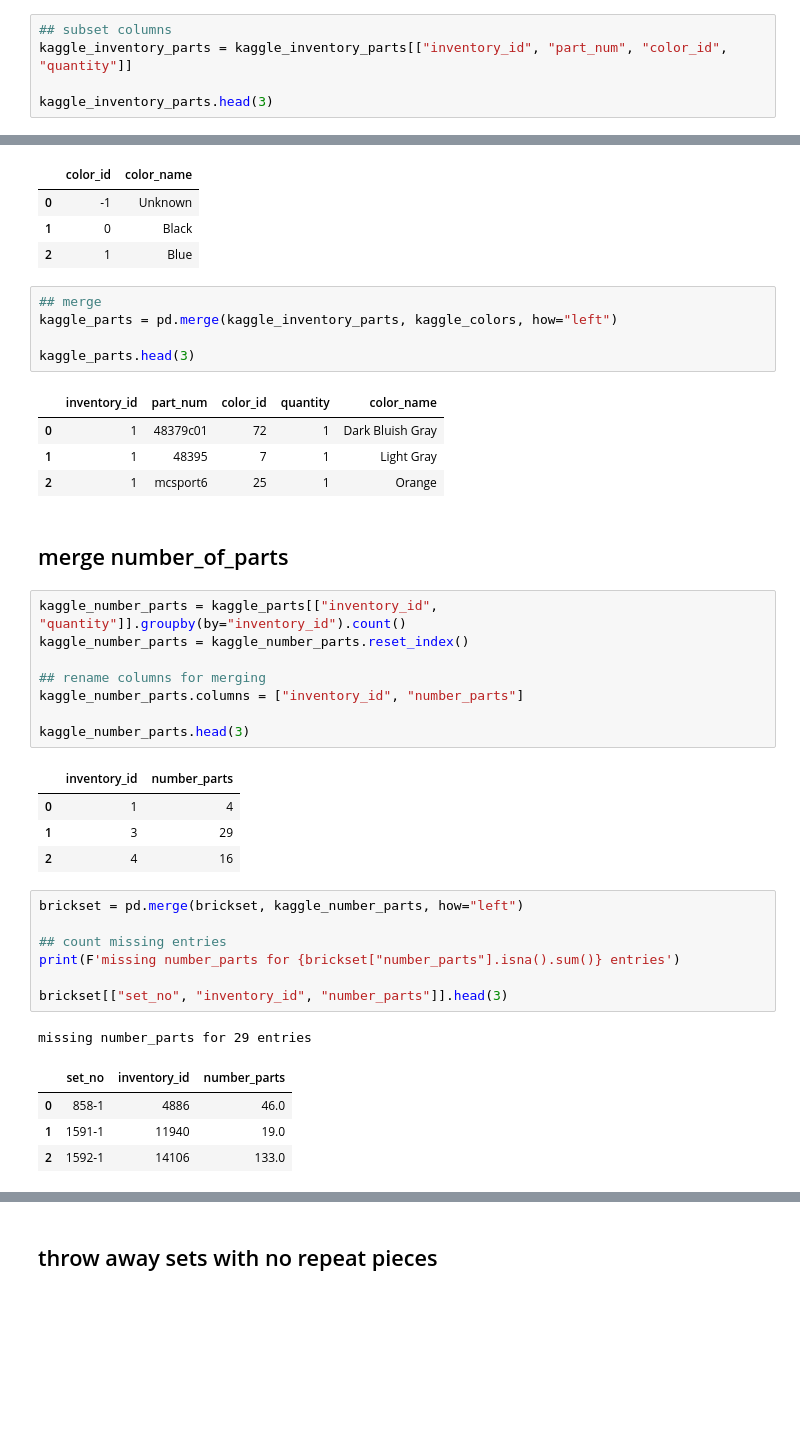
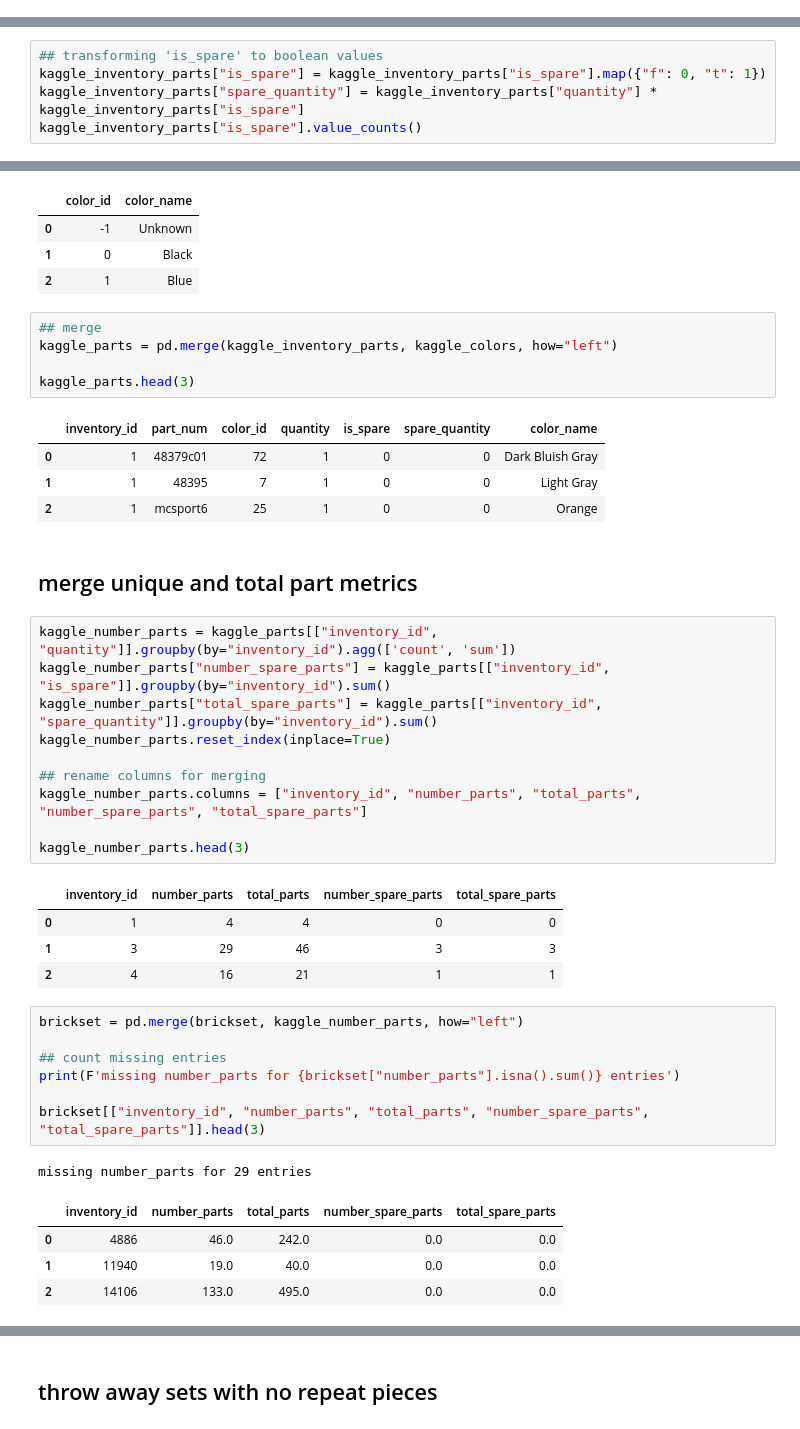
Before and after one commit to NathanVenos/Classifying_LEGO_Value_Retention, a Jupyter notebook: clean_features/merge_brickset_kaggle.ipynb, the cells around one changed output, grey strips where cells are left out. Saved outputs shown, nothing was run; the diff lists cells and outputs as text; blank space fills up the shorter version.

Commit message:
added category and spare parts features from kaggle

```diff
--- a/clean_features/merge_brickset_kaggle.ipynb
+++ b/clean_features/merge_brickset_kaggle.ipynb
@@ -97,8 +99,3 @@ kaggle_inventory_parts.head(3)
 | 0 | 1 | 48379c01 | 72 | 1 | f |
 | 1 | 1 | 48395 | 7 | 1 | f |
 | 2 | 1 | mcsport6 | 25 | 1 | f |
-# %%
-## subset columns
-kaggle_inventory_parts = kaggle_inventory_parts[["inventory_id", "part_num", "color_id", "quantity"]]
-
-kaggle_inventory_parts.head(3)
@@ -109,0 +108,5 @@ kaggle_inventory_parts.head(3)
+# %%
+## transforming 'is_spare' to boolean values
+kaggle_inventory_parts["is_spare"] = kaggle_inventory_parts["is_spare"].map({"f": 0, "t": 1})
+kaggle_inventory_parts["spare_quantity"] = kaggle_inventory_parts["quantity"] * kaggle_inventory_parts["is_spare"]
+kaggle_inventory_parts["is_spare"].value_counts()
@@ -135,38 +142,40 @@ kaggle_parts = pd.merge(kaggle_inventory_parts, kaggle_colors, how="left")
 
 kaggle_parts.head(3)
 # %% [output]
-|  | inventory_id | part_num | color_id | quantity | color_name |
-| 0 | 1 | 48379c01 | 72 | 1 | Dark Bluish Gray |
-| 1 | 1 | 48395 | 7 | 1 | Light Gray |
-| 2 | 1 | mcsport6 | 25 | 1 | Orange |
+|  | inventory_id | part_num | color_id | quantity | is_spare | spare_quantity | color_name |
+| 0 | 1 | 48379c01 | 72 | 1 | 0 | 0 | Dark Bluish Gray |
+| 1 | 1 | 48395 | 7 | 1 | 0 | 0 | Light Gray |
+| 2 | 1 | mcsport6 | 25 | 1 | 0 | 0 | Orange |
-# %% [markdown]
-## merge number_of_parts
+# %% [markdown]
+## merge unique and total part metrics
 # %%
-kaggle_number_parts = kaggle_parts[["inventory_id", "quantity"]].groupby(by="inventory_id").count()
-kaggle_number_parts = kaggle_number_parts.reset_index()
+kaggle_number_parts = kaggle_parts[["inventory_id", "quantity"]].groupby(by="inventory_id").agg(['count', 'sum'])
+kaggle_number_parts["number_spare_parts"] = kaggle_parts[["inventory_id", "is_spare"]].groupby(by="inventory_id").sum()
+kaggle_number_parts["total_spare_parts"] = kaggle_parts[["inventory_id", "spare_quantity"]].groupby(by="inventory_id").sum()
+kaggle_number_parts.reset_index(inplace=True)
 
 ## rename columns for merging
-kaggle_number_parts.columns = ["inventory_id", "number_parts"]
+kaggle_number_parts.columns = ["inventory_id", "number_parts", "total_parts", "number_spare_parts", "total_spare_parts"]
 
 kaggle_number_parts.head(3)
 # %% [output]
-|  | inventory_id | number_parts |
-| 0 | 1 | 4 |
-| 1 | 3 | 29 |
-| 2 | 4 | 16 |
+|  | inventory_id | number_parts | total_parts | number_spare_parts | total_spare_parts |
+| 0 | 1 | 4 | 4 | 0 | 0 |
+| 1 | 3 | 29 | 46 | 3 | 3 |
+| 2 | 4 | 16 | 21 | 1 | 1 |
 # %%
 brickset = pd.merge(brickset, kaggle_number_parts, how="left")
 
 ## count missing entries
 print(F'missing number_parts for {brickset["number_parts"].isna().sum()} entries')
 
-brickset[["set_no", "inventory_id", "number_parts"]].head(3)
+brickset[["inventory_id", "number_parts", "total_parts", "number_spare_parts", "total_spare_parts"]].head(3)
 # %% [output]
 missing number_parts for 29 entries
-|  | set_no | inventory_id | number_parts |
-| 0 | 858-1 | 4886 | 46.0 |
-| 1 | 1591-1 | 11940 | 19.0 |
-| 2 | 1592-1 | 14106 | 133.0 |
+|  | inventory_id | number_parts | total_parts | number_spare_parts | total_spare_parts |
+| 0 | 4886 | 46.0 | 242.0 | 0.0 | 0.0 |
+| 1 | 11940 | 19.0 | 40.0 | 0.0 | 0.0 |
+| 2 | 14106 | 133.0 | 495.0 | 0.0 | 0.0 |
 # %%
 ## delete NANs from "number_parts"
 brickset.dropna(subset=["number_parts"], inplace=True)
```
Also changed, not shown: parts of 35 cells of this notebook, 1 other file.
